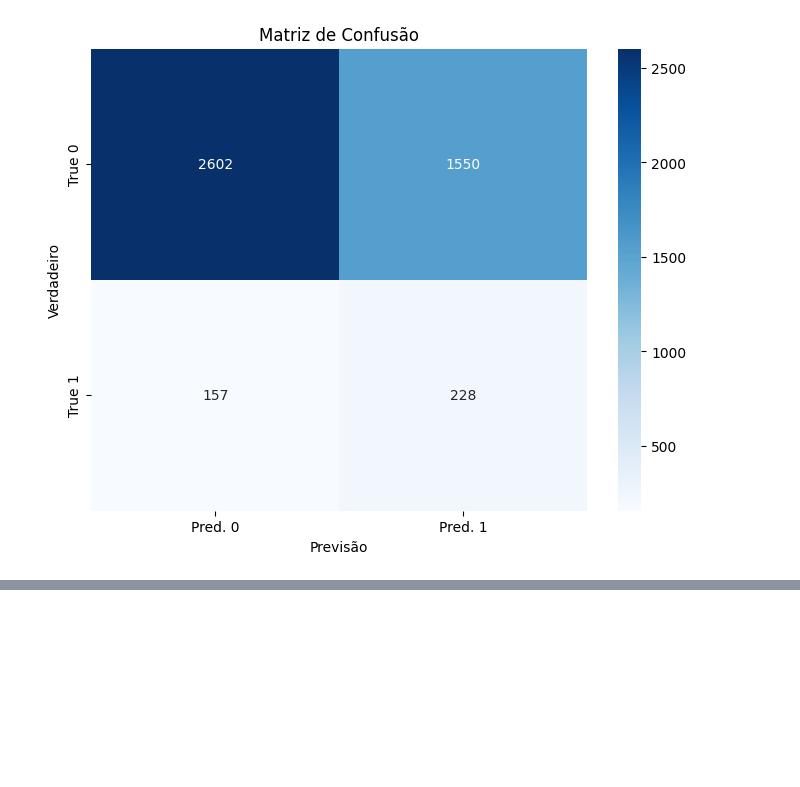
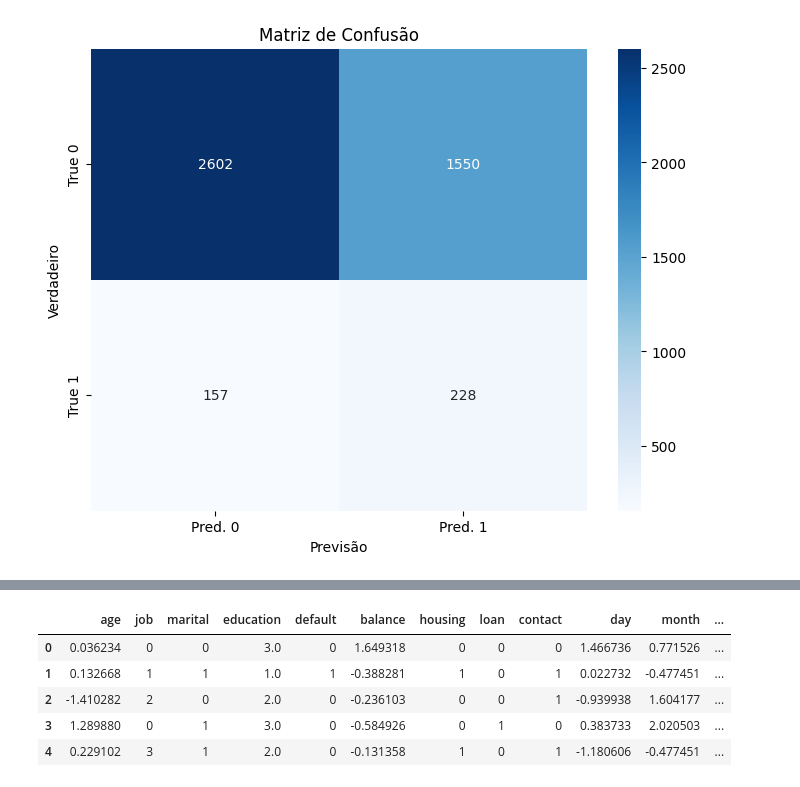
Before and after one commit to jvmilaUSP/projetoTuringAcademy, a Jupyter notebook: ModeloTA.ipynb, the cells around one changed output, grey strips where cells are left out. Saved outputs shown, nothing was run; the diff lists cells and outputs as text; code cells hidden in the pictures; blank space fills up the shorter version.

```diff
--- a/ModeloTA.ipynb
+++ b/ModeloTA.ipynb
@@ -263,0 +297,19 @@ Matriz de Confusão:
+# %%
+from sklearn.preprocessing import StandardScaler
+
+# Normalizar os dados
+scaler = StandardScaler()
+numerical_cols = ['age', 'balance', 'day', 'month', 'duration', 'campaign', 'pdays', 'previous']
+
+df_normalizado = df_clean.copy()
+
+df_normalizado[numerical_cols] = scaler.fit_transform(df_clean[numerical_cols])
+# %%
+df_normalizado.head()
+# %% [output]
+|  | age | job | marital | education | default | balance | housing | loan | contact | day | month | ... |
+| 0 | 0.036234 | 0 | 0 | 3.0 | 0 | 1.649318 | 0 | 0 | 0 | 1.466736 | 0.771526 | ... |
+| 1 | 0.132668 | 1 | 1 | 1.0 | 1 | -0.388281 | 1 | 0 | 1 | 0.022732 | -0.477451 | ... |
+| 2 | -1.410282 | 2 | 0 | 2.0 | 0 | -0.236103 | 0 | 0 | 1 | -0.939938 | 1.604177 | ... |
+| 3 | 1.289880 | 0 | 1 | 3.0 | 0 | -0.584926 | 0 | 1 | 0 | 0.383733 | 2.020503 | ... |
+| 4 | 0.229102 | 3 | 1 | 2.0 | 0 | -0.131358 | 1 | 0 | 1 | -1.180606 | -0.477451 | ... |
```
Also changed, not shown: parts of 10 cells of this notebook.
